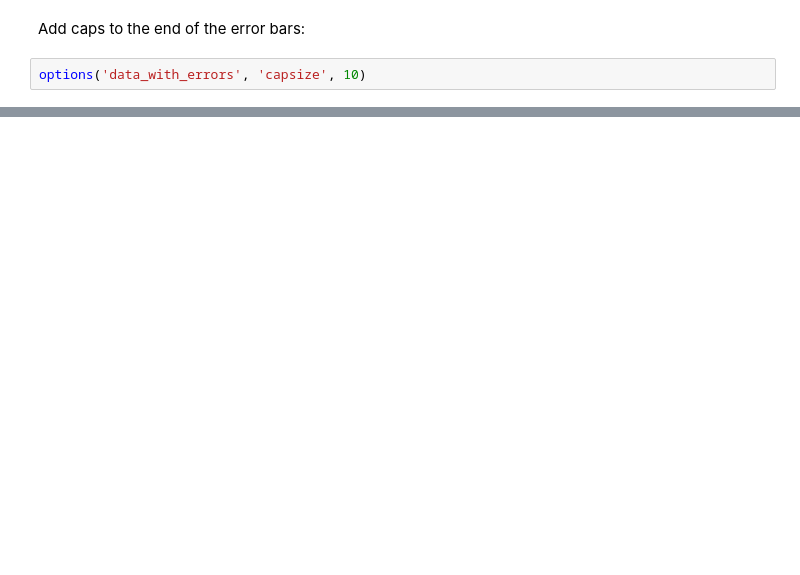
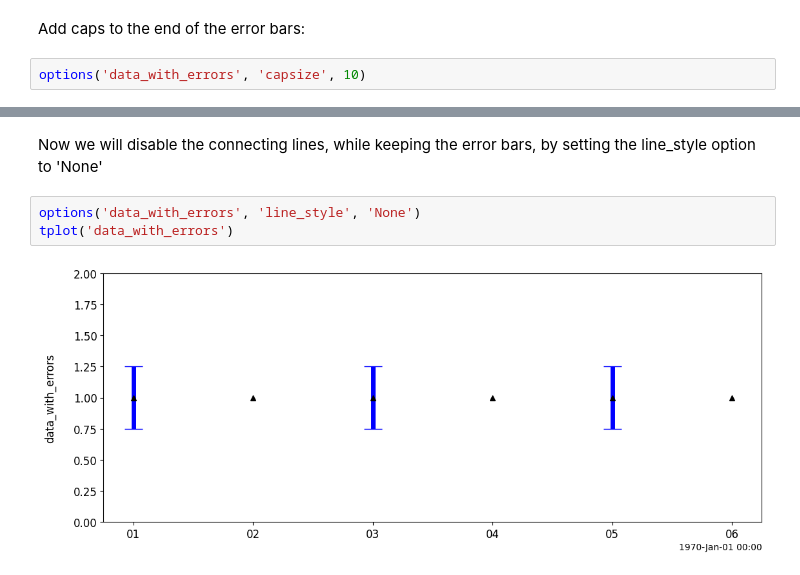
Before and after one commit to spedas/pyspedas_examples, a Jupyter notebook: pyspedas_examples/notebooks/PyTplot_error_bars.ipynb, the cells around one changed output, grey strips where cells are left out. Drawn from its saved outputs; the diff is of its cells as text; blank space fills up the shorter version.

```diff
--- a/pyspedas_examples/notebooks/PyTplot_error_bars.ipynb
+++ b/pyspedas_examples/notebooks/PyTplot_error_bars.ipynb
@@ -78,0 +98,7 @@ tplot('data_with_errors')
+# %% [markdown]
+Now we will disable the connecting lines, while keeping the error bars, by setting the line_style option to 'None'
+# %%
+options('data_with_errors', 'line_style', 'None')
+tplot('data_with_errors')
+# %% [output]
+[figure, added]
```
Also changed, not shown: parts of 9 cells of this notebook, 1 other file.
